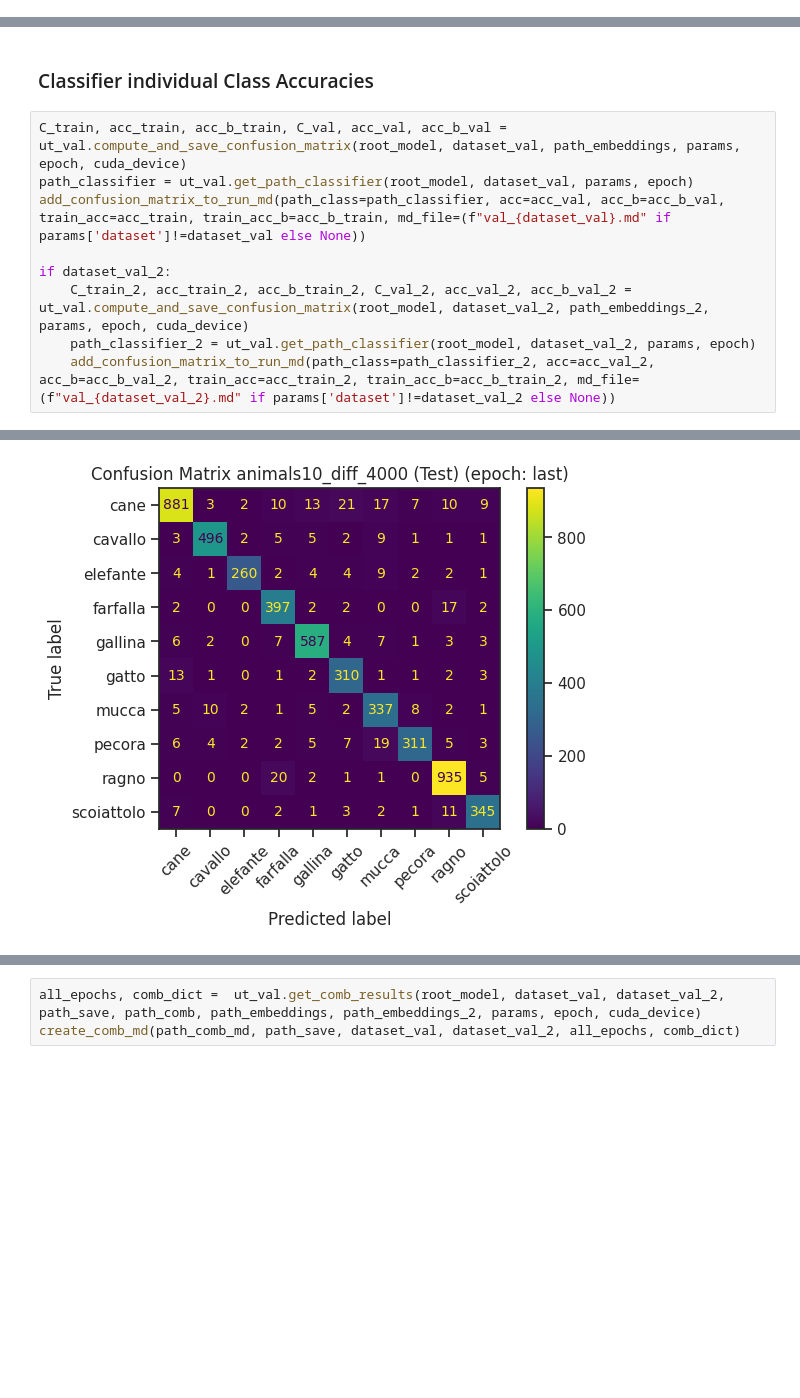
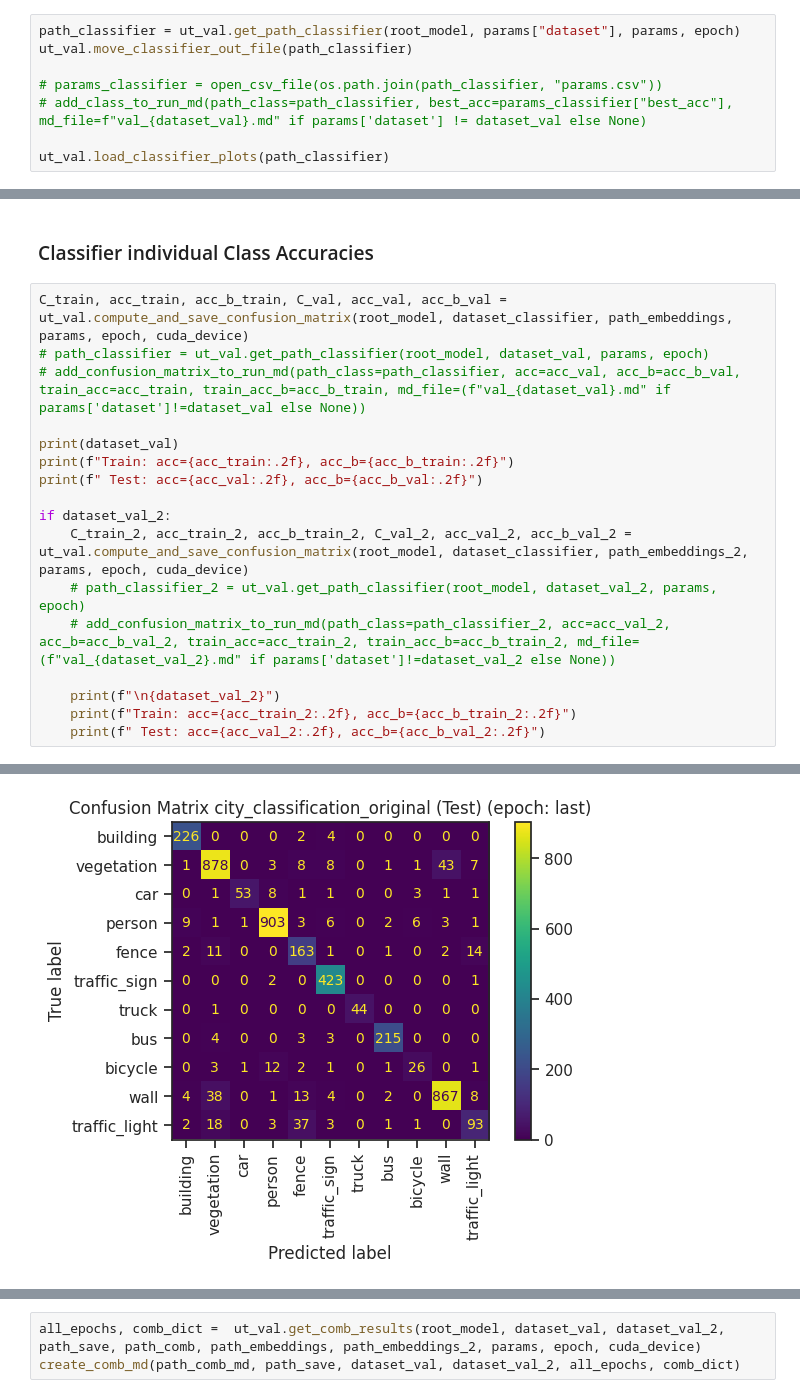
Before and after one commit to Thomas-Gottwald/SupContrastShape, a Jupyter notebook: validation.ipynb, the cells around one changed output, grey strips where cells are left out. Drawn from its saved outputs; the diff is of its cells as text; blank space fills up the shorter version.

Commit message:
use better classifiers

```diff
--- a/validation.ipynb
+++ b/validation.ipynb
@@ -90,0 +148,8 @@ if dataset_val_2:
+# %%
+path_classifier = ut_val.get_path_classifier(root_model, params["dataset"], params, epoch)
+ut_val.move_classifier_out_file(path_classifier)
+
+# params_classifier = open_csv_file(os.path.join(path_classifier, "params.csv"))
+# add_class_to_run_md(path_class=path_classifier, best_acc=params_classifier["best_acc"], md_file=f"val_{dataset_val}.md" if params['dataset'] != dataset_val else None)
+
+ut_val.load_classifier_plots(path_classifier)
@@ -135,12 +204,20 @@ if dataset_val_2:
 # %% [markdown]
 ### Classifier individual Class Accuracies
 # %%
-C_train, acc_train, acc_b_train, C_val, acc_val, acc_b_val = ut_val.compute_and_save_confusion_matrix(root_model, dataset_val, path_embeddings, params, epoch, cuda_device)
-path_classifier = ut_val.get_path_classifier(root_model, dataset_val, params, epoch)
-add_confusion_matrix_to_run_md(path_class=path_classifier, acc=acc_val, acc_b=acc_b_val, train_acc=acc_train, train_acc_b=acc_b_train, md_file=(f"val_{dataset_val}.md" if params['dataset']!=dataset_val else None))
+C_train, acc_train, acc_b_train, C_val, acc_val, acc_b_val = ut_val.compute_and_save_confusion_matrix(root_model, dataset_classifier, path_embeddings, params, epoch, cuda_device)
+# path_classifier = ut_val.get_path_classifier(root_model, dataset_val, params, epoch)
+# add_confusion_matrix_to_run_md(path_class=path_classifier, acc=acc_val, acc_b=acc_b_val, train_acc=acc_train, train_acc_b=acc_b_train, md_file=(f"val_{dataset_val}.md" if params['dataset']!=dataset_val else None))
+
+print(dataset_val)
+print(f"Train: acc={acc_train:.2f}, acc_b={acc_b_train:.2f}")
+print(f" Test: acc={acc_val:.2f}, acc_b={acc_b_val:.2f}")
 
 if dataset_val_2:
-    C_train_2, acc_train_2, acc_b_train_2, C_val_2, acc_val_2, acc_b_val_2 = ut_val.compute_and_save_confusion_matrix(root_model, dataset_val_2, path_embeddings_2, params, epoch, cuda_device)
-    path_classifier_2 = ut_val.get_path_classifier(root_model, dataset_val_2, params, epoch)
-    add_confusion_matrix_to_run_md(path_class=path_classifier_2, acc=acc_val_2, acc_b=acc_b_val_2, train_acc=acc_train_2, train_acc_b=acc_b_train_2, md_file=(f"val_{dataset_val_2}.md" if params['dataset']!=dataset_val_2 else None))
+    C_train_2, acc_train_2, acc_b_train_2, C_val_2, acc_val_2, acc_b_val_2 = ut_val.compute_and_save_confusion_matrix(root_model, dataset_classifier, path_embeddings_2, params, epoch, cuda_device)
+    # path_classifier_2 = ut_val.get_path_classifier(root_model, dataset_val_2, params, epoch)
+    # add_confusion_matrix_to_run_md(path_class=path_classifier_2, acc=acc_val_2, acc_b=acc_b_val_2, train_acc=acc_train_2, train_acc_b=acc_b_train_2, md_file=(f"val_{dataset_val_2}.md" if params['dataset']!=dataset_val_2 else None))
+
+    print(f"\n{dataset_val_2}")
+    print(f"Train: acc={acc_train_2:.2f}, acc_b={acc_b_train_2:.2f}")
+    print(f" Test: acc={acc_val_2:.2f}, acc_b={acc_b_val_2:.2f}")
 # %% [output]
@@ -148 +232 @@ if dataset_val_2:
-[figure, old version]
+[figure, new version]
```
Also changed, not shown: parts of 15 cells of this notebook, 7 other files.
